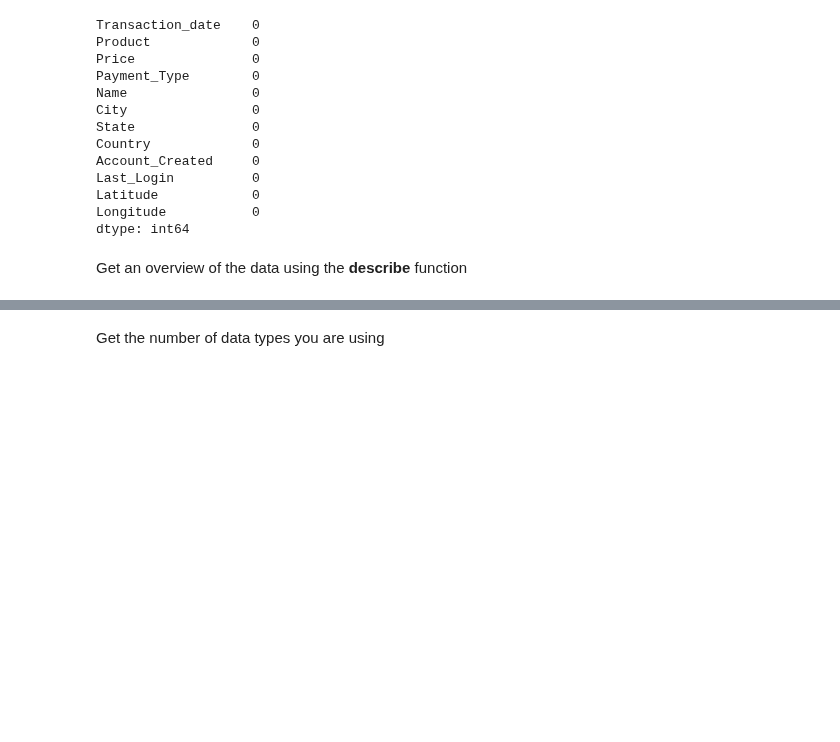
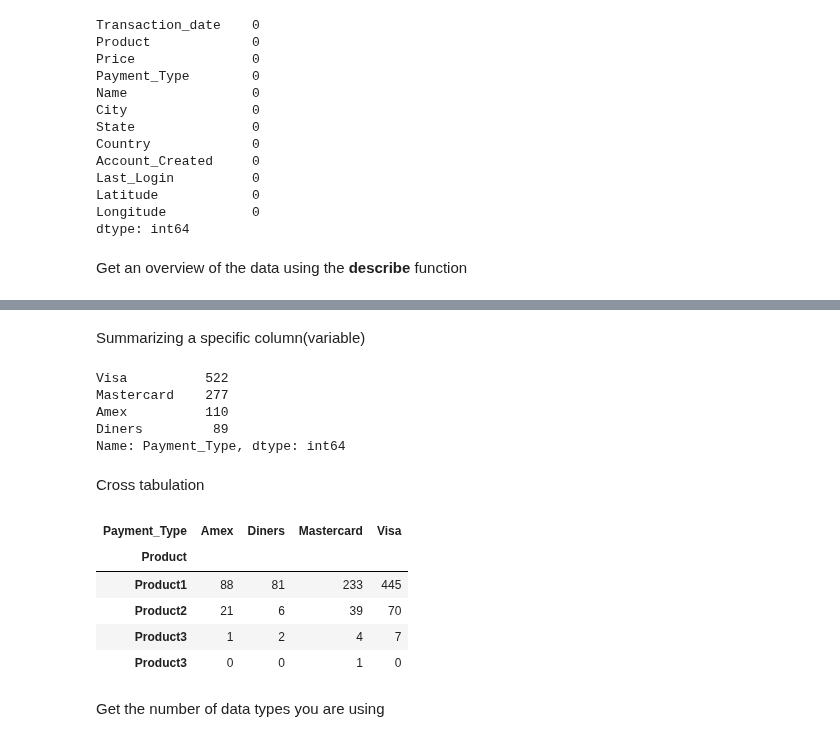
Before and after one commit to WPSYG/Python-2-day-workshop, a Jupyter notebook: Part_05_Pandas.ipynb, the cells around one changed output, grey strips where cells are left out. Saved outputs shown, nothing was run; the diff lists cells and outputs as text; code cells hidden in the pictures; blank space fills up the shorter version.

```diff
--- a/Part_05_Pandas.ipynb
+++ b/Part_05_Pandas.ipynb
@@ -461,6 +461,27 @@ new_data.describe(include="all")
 | unique | 987 | 4 | 9 | 4 | 765 | 759 | 205 | 56 | 976 | ... |
 | top | 1/7/09 13:28 | Product1 | 1200 | Visa | Sarah | London | England | United States | 1/18/09 0:00 | ... |
 | freq | 2 | 847 | 841 | 522 | 11 | 19 | 86 | 463 | 3 | ... |
+# %% [markdown]
+Summarizing a specific column(variable)
+# %%
+new_data["Payment_Type"].value_counts()
+# %% [output]
+Visa          522
+Mastercard    277
+Amex          110
+Diners         89
+Name: Payment_Type, dtype: int64
+# %% [markdown]
+Cross tabulation
+# %%
+pd.crosstab(new_data.Product,new_data.Payment_Type)
+# %% [output]
+| Payment_Type | Amex | Diners | Mastercard | Visa |
+| Product |  |  |  |  |
+| Product1 | 88 | 81 | 233 | 445 |
+| Product2 | 21 | 6 | 39 | 70 |
+| Product3 | 1 | 2 | 4 | 7 |
+| Product3 | 0 | 0 | 1 | 0 |
 # %% [markdown]
 Get the number of data types you are using
 # %%
```
